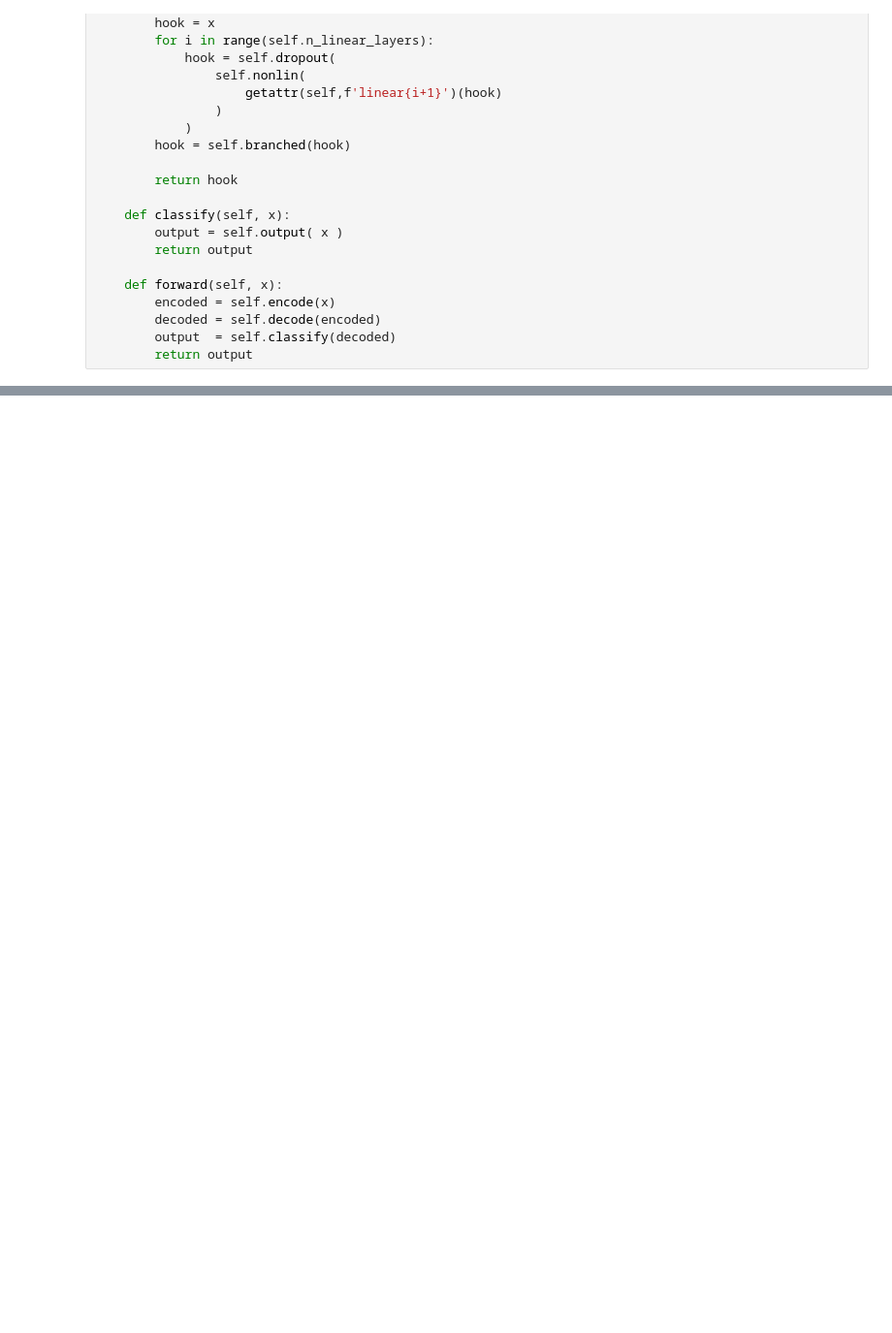
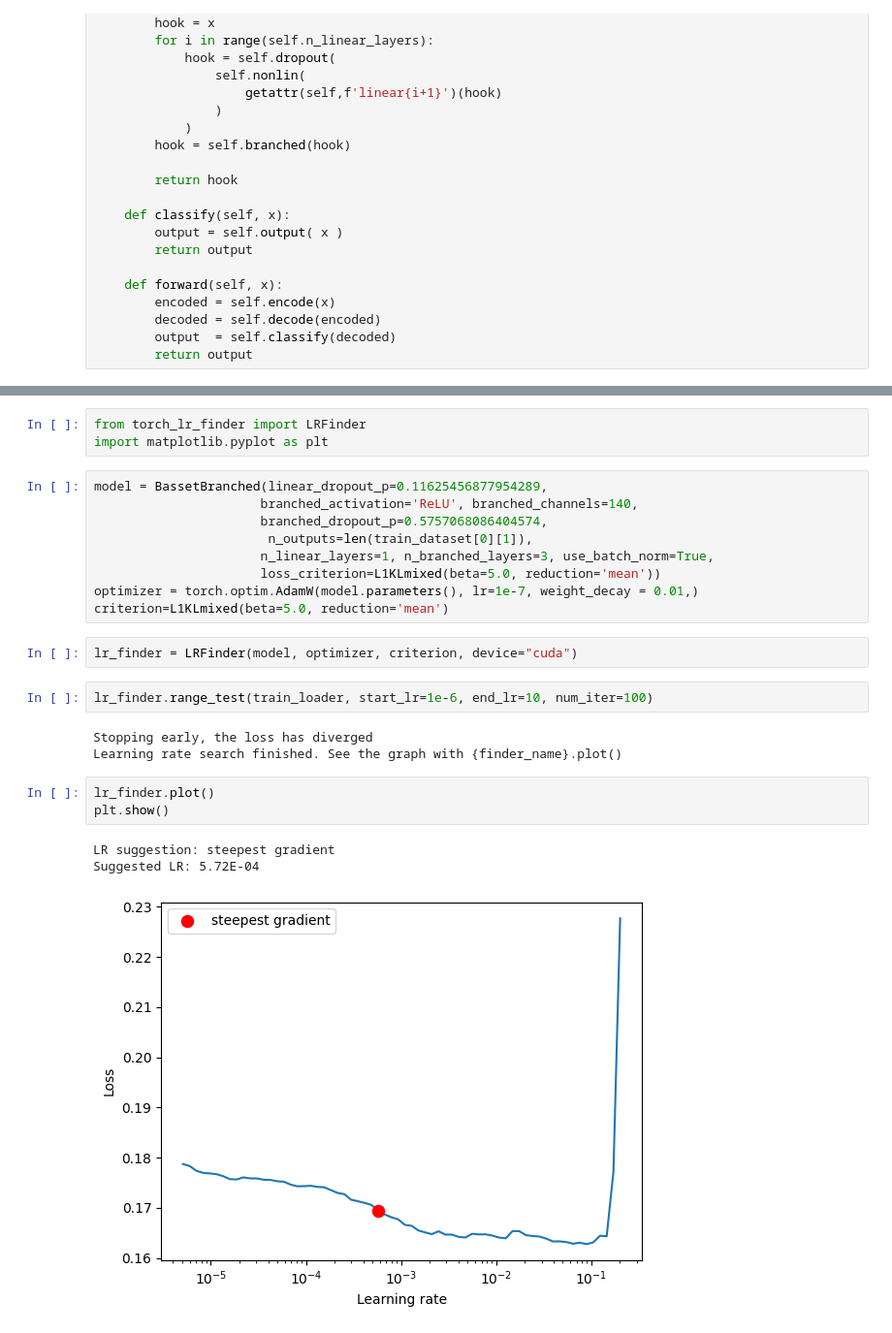
Before and after one commit to autosome-imtf/MPRA-MNIST, a Jupyter notebook: examples/MalinoisDataset_example.ipynb, the cells around one changed output, grey strips where cells are left out. Shown at 97% size. Cells and saved outputs as stored; diff of their text form; blank space fills up the shorter version.

```diff
--- a/examples/MalinoisDataset_example.ipynb
+++ b/examples/MalinoisDataset_example.ipynb
@@ -821,0 +1547,26 @@ LOCAL_RANK: 0 - CUDA_VISIBLE_DEVICES: [0,1]
+# %%
+from torch_lr_finder import LRFinder
+import matplotlib.pyplot as plt
+# %%
+model = BassetBranched(linear_dropout_p=0.11625456877954289,
+                      branched_activation='ReLU', branched_channels=140,
+                      branched_dropout_p=0.5757068086404574,
+                       n_outputs=len(train_dataset[0][1]),
+                      n_linear_layers=1, n_branched_layers=3, use_batch_norm=True,
+                      loss_criterion=L1KLmixed(beta=5.0, reduction='mean'))
+optimizer = torch.optim.AdamW(model.parameters(), lr=1e-7, weight_decay = 0.01,)
+criterion=L1KLmixed(beta=5.0, reduction='mean')
+# %%
+lr_finder = LRFinder(model, optimizer, criterion, device="cuda")
+# %%
+lr_finder.range_test(train_loader, start_lr=1e-6, end_lr=10, num_iter=100)
+# %% [output]
+Stopping early, the loss has diverged
+Learning rate search finished. See the graph with {finder_name}.plot()
+# %%
+lr_finder.plot()
+plt.show()
+# %% [output]
+LR suggestion: steepest gradient
+Suggested LR: 5.72E-04
+[figure, added]
```
Also changed, not shown: parts of 25 cells of this notebook, 3 other files.
